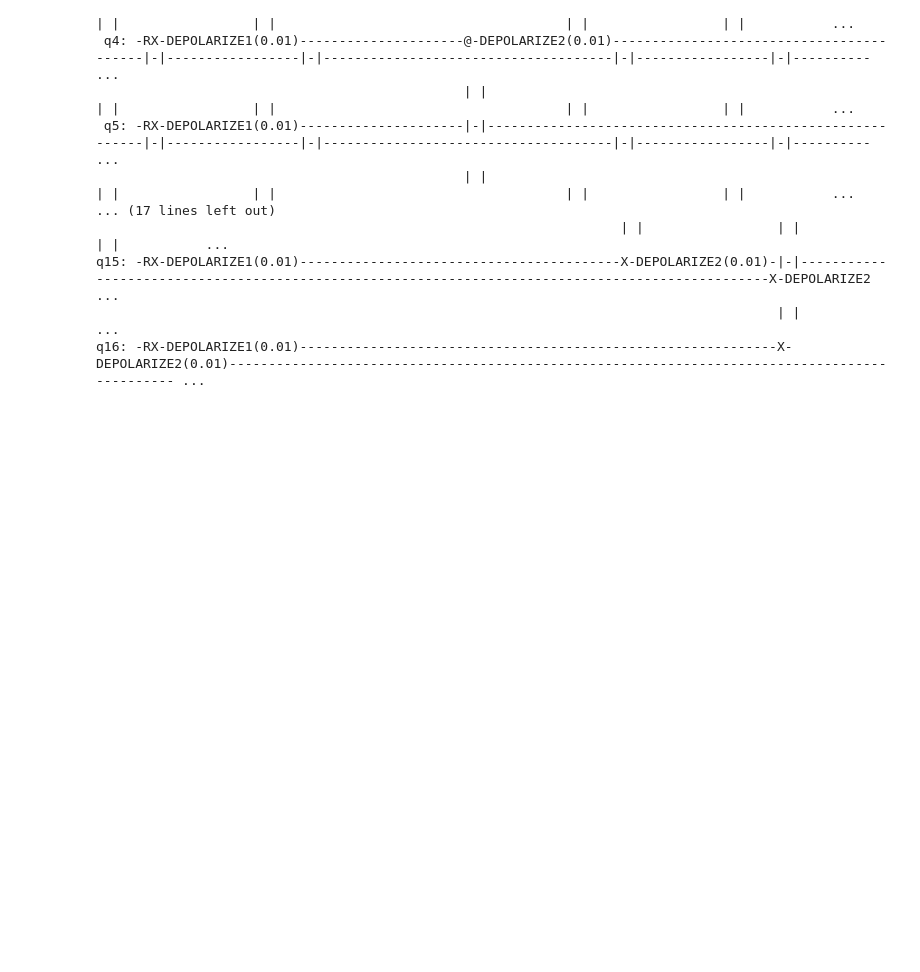
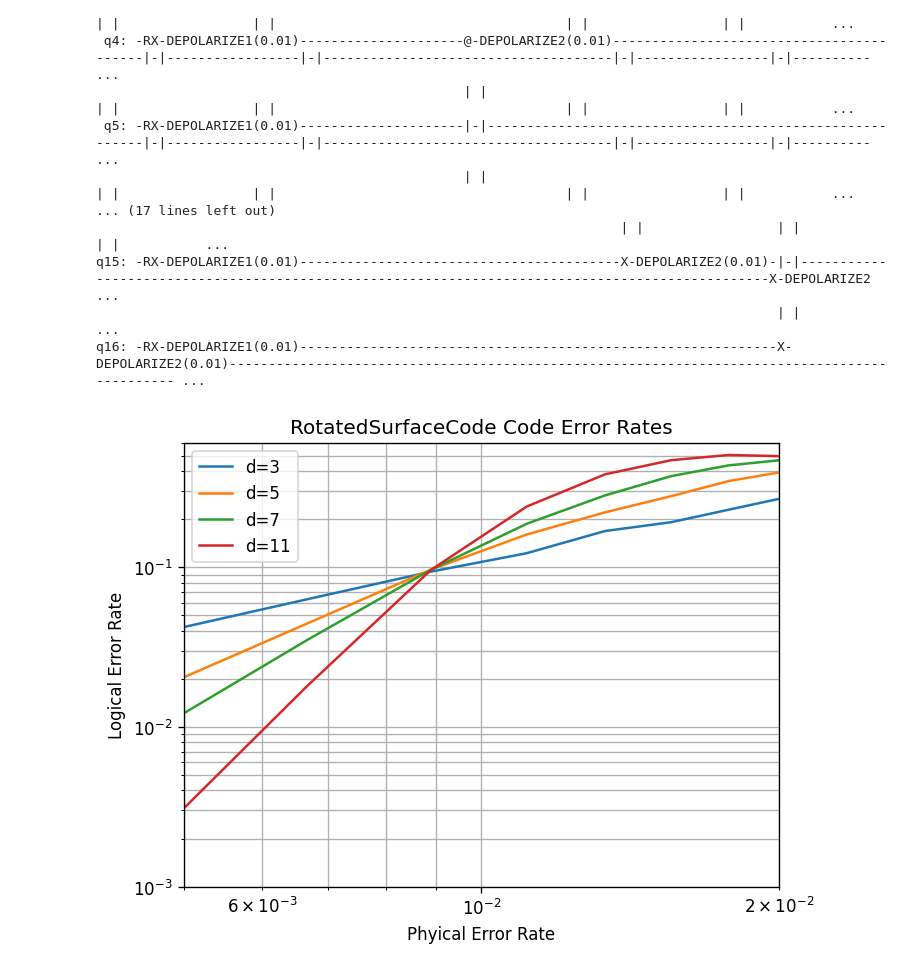
Before and after one commit to adelshb/graphqec, a Jupyter notebook: notebooks/rotated_surface_code.ipynb, the cells around one changed output. Drawn from its saved outputs; the diff is of its cells as text; code cells hidden in the pictures; blank space fills up the shorter version.

Commit message:
update ThesholdLab class to accept different logic check

```diff
--- a/notebooks/rotated_surface_code.ipynb
+++ b/notebooks/rotated_surface_code.ipynb
@@ -57,11 +57,19 @@ q15: -RX-DEPOLARIZE1(0.01)-----------------------------------------X-DEPOLARIZE2
 q16: -RX-DEPOLARIZE1(0.01)-------------------------------------------------------------X-DEPOLARIZE2(0.01)---------------------------------------------------------------------------------------------- ...
 # %%
 th = ThresholdLAB(
-    distances= [3, 5],
+    distances= [3, 5, 7, 11],
     code=RotatedSurfaceCode,
-    error_rates= np.linspace(0, 0.02, 10),
-    logic_check='Z'
+    error_rates= np.linspace(0, 0.02, 10)
 )
 
-th.collect_stats(num_shots=10**4)
+th.collect_stats(num_shots=10**4, logic_check="Z")
+
+th.plot_stats(
+    x_min = 5e-3,
+    x_max = 2e-2,
+    y_min = 1e-3,
+    y_max = 6e-1
+)
+# %% [output]
+[figure, added]
 # %%
```
Also changed, not shown: parts of 1 cell of this notebook, 3 other files.
